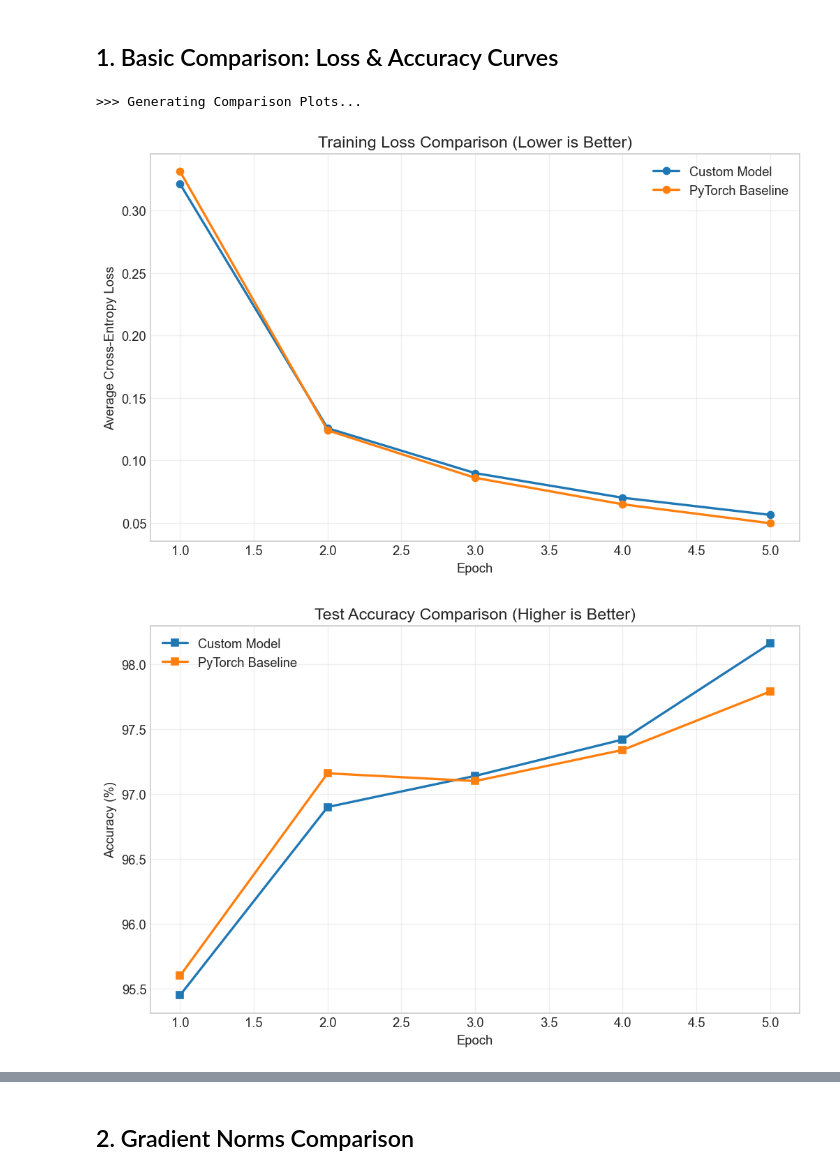
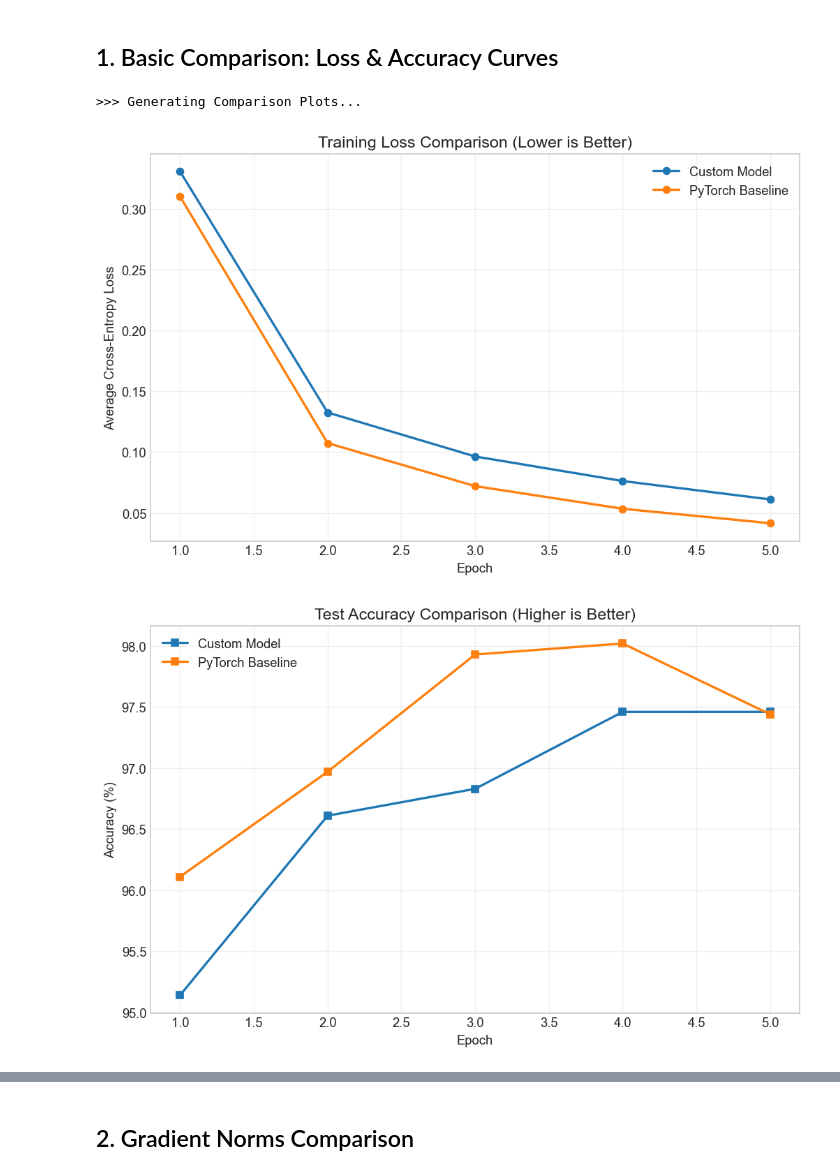
Before and after one commit to jackegawa/CNN_Physics77, a Jupyter notebook: visualize.ipynb, the cells around one changed output, grey strips where cells are left out. Drawn from its saved outputs; the diff is of its cells as text; code cells hidden in the pictures.

Commit message:
finalize visuals.py

```diff
--- a/visualize.ipynb
+++ b/visualize.ipynb
@@ -37,10 +37,13 @@ Training log saved to: ./logs/benchmark_run_k3_c8_h128_Adam_lr0.001_20251206_214
 ## 1. Basic Comparison: Loss & Accuracy Curves
 # %%
 print("\n>>> Generating Comparison Plots...")
+custom_log_path = "/Users/liuzengxuan/VSCode/MLproject/CNN_Physics77/logs/benchmark_run_k3_c8_h128_Adam_lr0.001_20251208_204218.json"
+torch_log_path = "/Users/liuzengxuan/VSCode/MLproject/CNN_Physics77/logs/benchmark_run_k3_c8_h128_Adam_lr0.001_20251208_204326.json"
+# 3. Visualize Comparison
 visuals.plot_loss_comparison(custom=custom_log_path, torch=torch_log_path)
 visuals.plot_accuracy_comparison(custom=custom_log_path, torch=torch_log_path)
 visuals.plot_efficiency_frontier([custom_log_path, torch_log_path])
 # %% [output]
 >>> Generating Comparison Plots...
-[figure, old version]
+[figure, new version]
-[figure, old version]
+[figure, new version]
```
Also changed, not shown: parts of 9 cells of this notebook, 2 other files.
